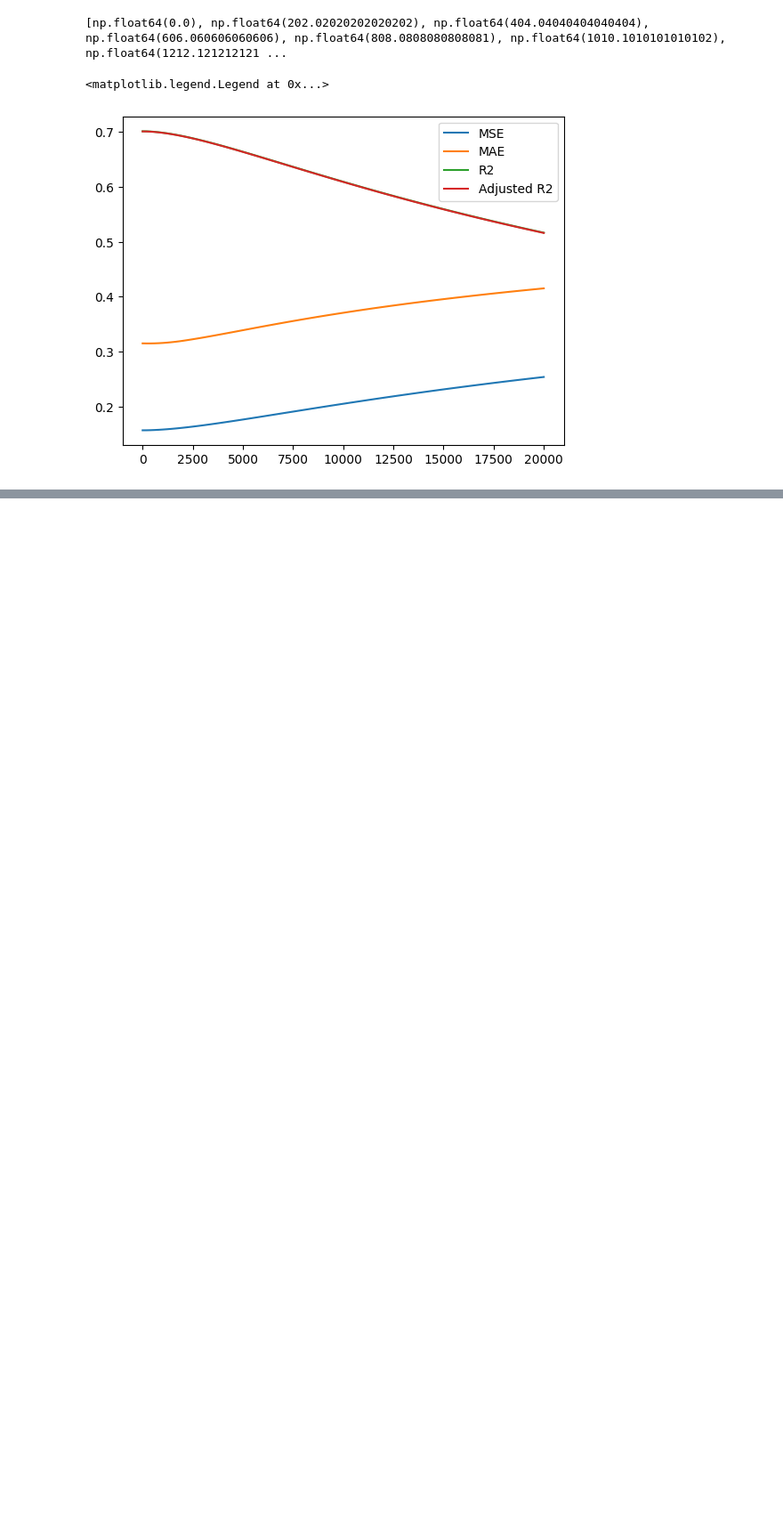
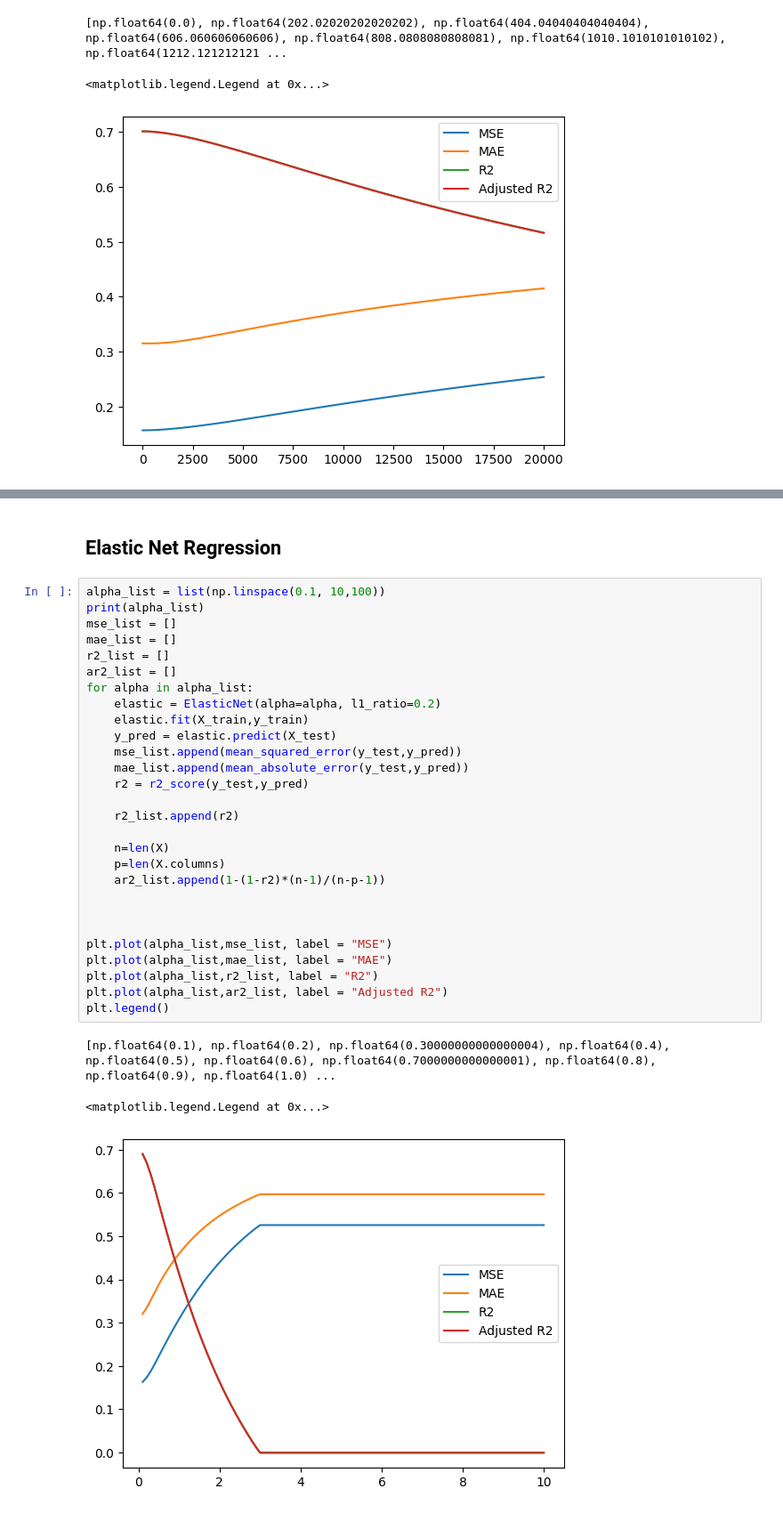
Before and after one commit to KarthikPreVin/MACHINE-LEARNING-LAB, a Jupyter notebook: ASSIGNMENT 3/ASSIGNMENT 3.ipynb, the cells around one changed output, grey strips where cells are left out. Shown at 89% size. Cells and saved outputs as stored; diff of their text form; blank space fills up the shorter version.

```diff
--- a/ASSIGNMENT 3/ASSIGNMENT 3.ipynb
+++ b/ASSIGNMENT 3/ASSIGNMENT 3.ipynb
@@ -431,3 +513,37 @@ Adjusted R2 score:  0.7009084724235095
 | 18 | Co-Applicant | 0.012776 |
 | 19 | Property Age Null | -0.002314 |
 | 20 | Employment Null | 0.006779 |
+# %% [markdown]
+## Elastic Net Regression
+# %%
+alpha_list = list(np.linspace(0.1, 10,100))
+print(alpha_list)
+mse_list = []
+mae_list = []
+r2_list = []
+ar2_list = []
+for alpha in alpha_list:
+    elastic = ElasticNet(alpha=alpha, l1_ratio=0.2)
+    elastic.fit(X_train,y_train)
+    y_pred = elastic.predict(X_test)
+    mse_list.append(mean_squared_error(y_test,y_pred))
+    mae_list.append(mean_absolute_error(y_test,y_pred))
+    r2 = r2_score(y_test,y_pred)
+
+    r2_list.append(r2)
+
+    n=len(X)
+    p=len(X.columns)
+    ar2_list.append(1-(1-r2)*(n-1)/(n-p-1))
+
+
+
+plt.plot(alpha_list,mse_list, label = "MSE")
+plt.plot(alpha_list,mae_list, label = "MAE")
+plt.plot(alpha_list,r2_list, label = "R2")
+plt.plot(alpha_list,ar2_list, label = "Adjusted R2")
+plt.legend()
+# %% [output]
+[np.float64(0.1), np.float64(0.2), np.float64(0.30000000000000004), np.float64(0.4), np.float64(0.5), np.float64(0.6), np.float64(0.7000000000000001), np.float64(0.8), np.float64(0.9), np.float64(1.0) ...
+<matplotlib.legend.Legend at 0x...>
+[figure, added]
```
Also changed, not shown: parts of 12 cells of this notebook, 4 other files.
